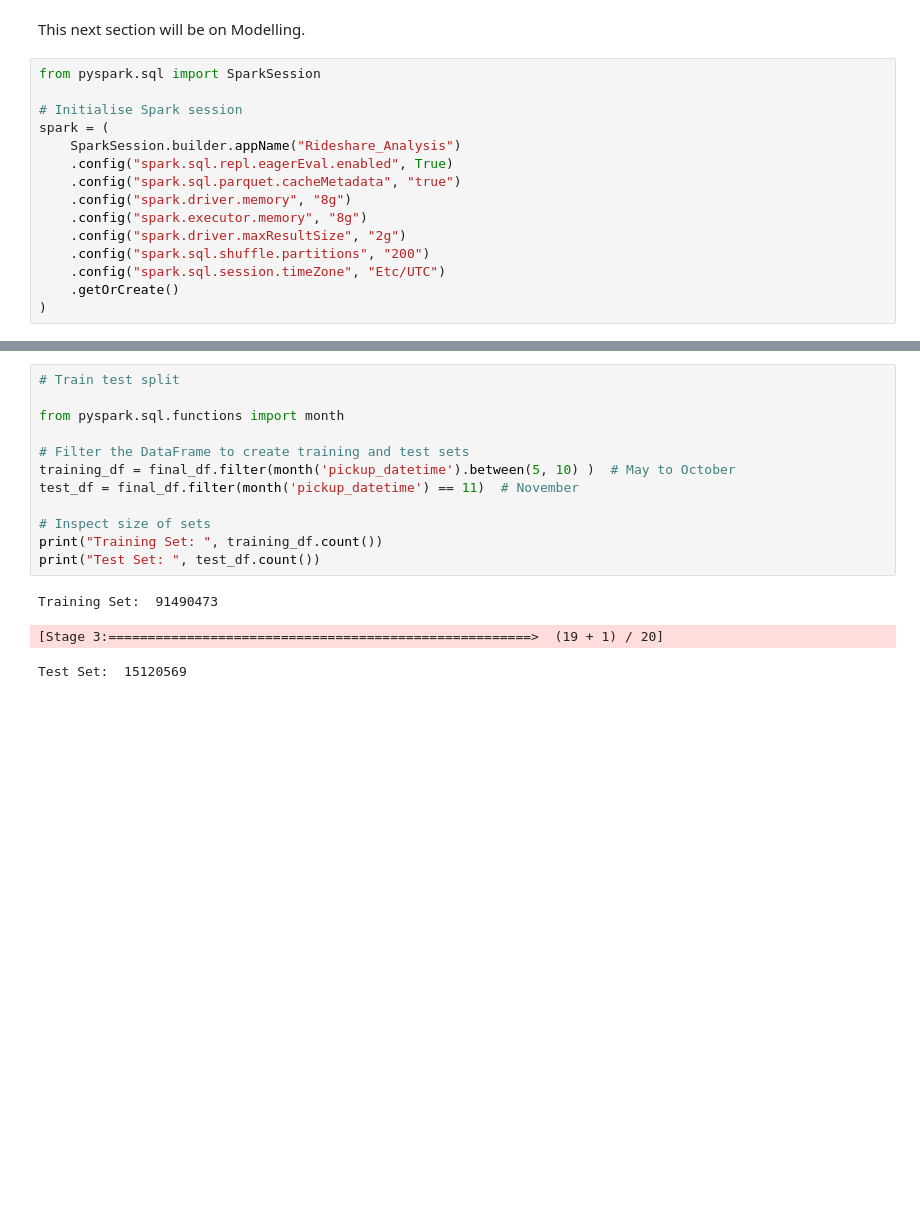
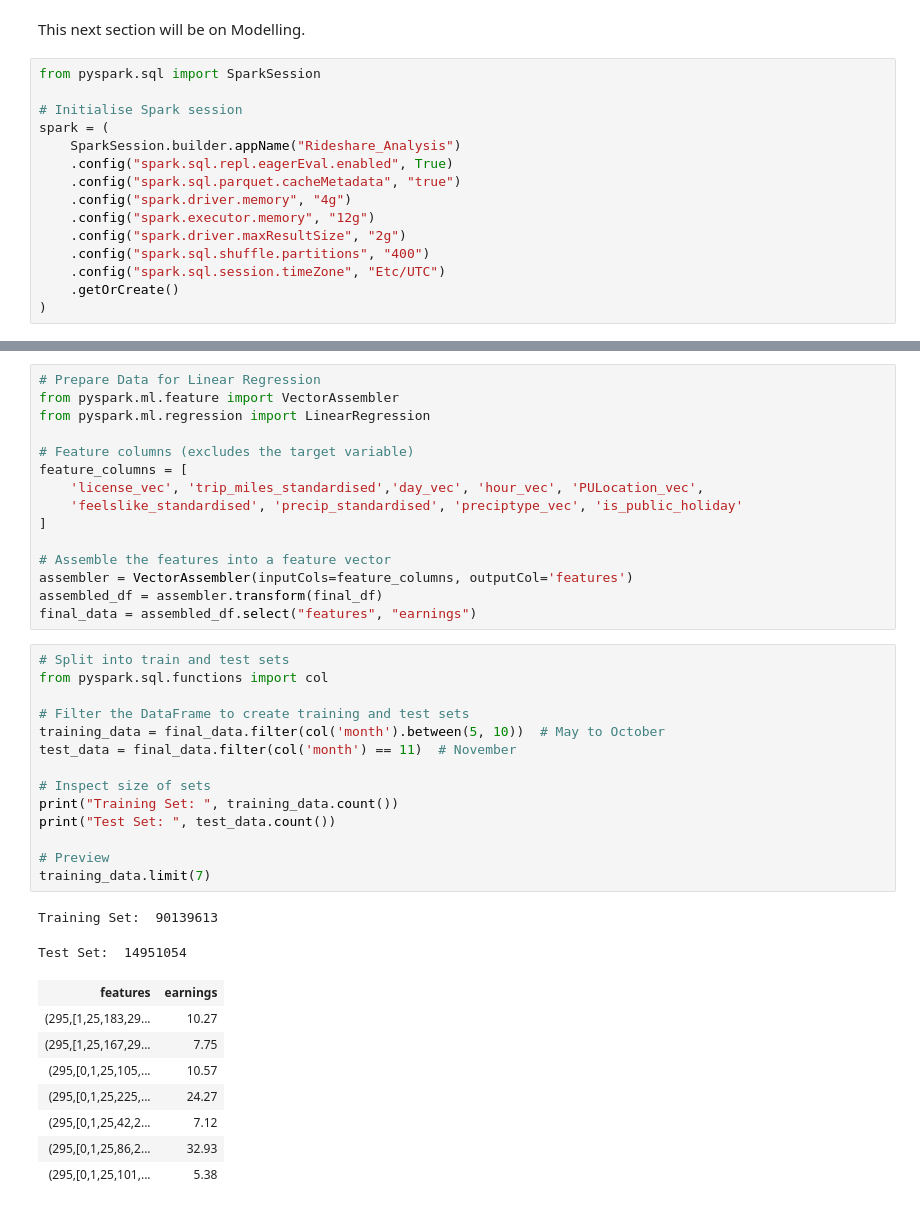
Before and after one commit to alistaircwh/Rideshare-Earnings-Forecasting, a Jupyter notebook: notebook/model.ipynb, the cells around one changed output, grey strips where cells are left out. Saved outputs shown, nothing was run; the diff lists cells and outputs as text; blank space fills up the shorter version.

```diff
--- a/notebook/model.ipynb
+++ b/notebook/model.ipynb
@@ -8,10 +8,10 @@ spark = (
     SparkSession.builder.appName("Rideshare_Analysis")
     .config("spark.sql.repl.eagerEval.enabled", True)
     .config("spark.sql.parquet.cacheMetadata", "true")
-    .config("spark.driver.memory", "8g")
-    .config("spark.executor.memory", "8g")
+    .config("spark.driver.memory", "4g")
+    .config("spark.executor.memory", "12g")
     .config("spark.driver.maxResultSize", "2g")
-    .config("spark.sql.shuffle.partitions", "200")
+    .config("spark.sql.shuffle.partitions", "400")
     .config("spark.sql.session.timeZone", "Etc/UTC")
     .getOrCreate()
 )
@@ -73,16 +57,40 @@ final_df.describe().show()
+# %%
+# Prepare Data for Linear Regression
+from pyspark.ml.feature import VectorAssembler
+from pyspark.ml.regression import LinearRegression
+
+# Feature columns (excludes the target variable)
+feature_columns = [
+    'license_vec', 'trip_miles_standardised','day_vec', 'hour_vec', 'PULocation_vec',
+    'feelslike_standardised', 'precip_standardised', 'preciptype_vec', 'is_public_holiday'
+]
+
+# Assemble the features into a feature vector
+assembler = VectorAssembler(inputCols=feature_columns, outputCol='features')
+assembled_df = assembler.transform(final_df)
+final_data = assembled_df.select("features", "earnings")
 # %%
-# Train test split
-
-from pyspark.sql.functions import month
+# Split into train and test sets
+from pyspark.sql.functions import col
 
 # Filter the DataFrame to create training and test sets
-training_df = final_df.filter(month('pickup_datetime').between(5, 10) )  # May to October
-test_df = final_df.filter(month('pickup_datetime') == 11)  # November
+training_data = final_data.filter(col('month').between(5, 10))  # May to October
+test_data = final_data.filter(col('month') == 11)  # November
 
 # Inspect size of sets
-print("Training Set: ", training_df.count())
-print("Test Set: ", test_df.count())
+print("Training Set: ", training_data.count())
+print("Test Set: ", test_data.count())
+
+# Preview
+training_data.limit(7)
 # %% [output]
-Training Set:  91490473
+Training Set:  90139613
-[Stage 3:======================================================>  (19 + 1) / 20]
+Test Set:  14951054
-Test Set:  15120569
+| features | earnings |
+| (295,[1,25,183,29... | 10.27 |
+| (295,[1,25,167,29... | 7.75 |
+| (295,[0,1,25,105,... | 10.57 |
+| (295,[0,1,25,225,... | 24.27 |
+| (295,[0,1,25,42,2... | 7.12 |
+| (295,[0,1,25,86,2... | 32.93 |
+| (295,[0,1,25,101,... | 5.38 |
```
Also changed, not shown: parts of 18 cells of this notebook, 13 other files.
